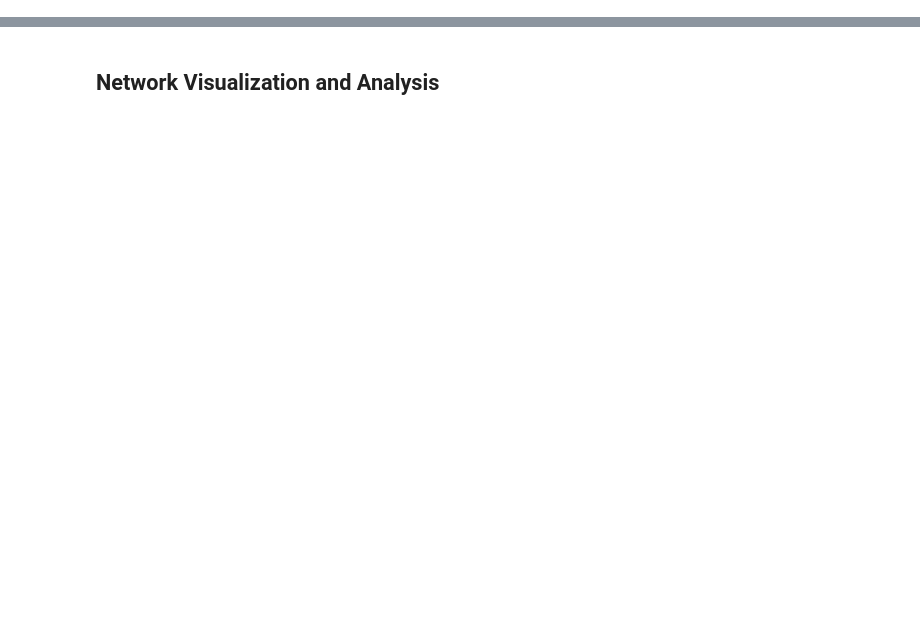
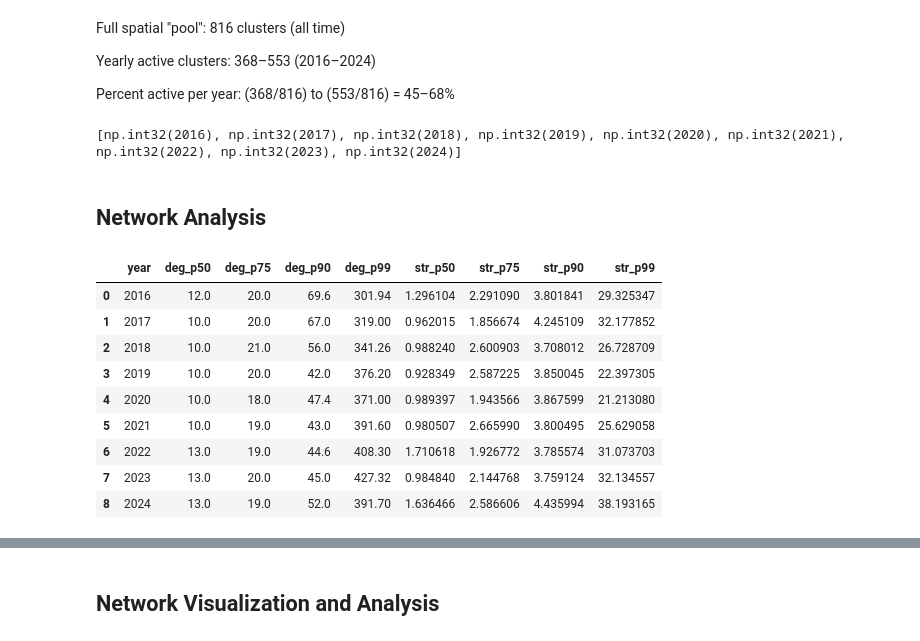
Before and after one commit to manasi2905/Climate-Change-Driven-Bird-Migration, a Jupyter notebook: intial_analysis_multispecies_2.ipynb, the cells around one changed output, grey strips where cells are left out. Cells and saved outputs as stored; diff of their text form; code cells hidden in the pictures; blank space fills up the shorter version.

```diff
--- a/intial_analysis_multispecies_2.ipynb
+++ b/intial_analysis_multispecies_2.ipynb
@@ -465,0 +62,3 @@ Cluster 0 (San Martín) -> Cluster 34 (Pichincha): weight=1
+# %%
+df_bkpwar["OBSERVATION DATE"] = pd.to_datetime(df_bkpwar["OBSERVATION DATE"])
+df_bkpwar = df_bkpwar.sort_values(by="OBSERVATION DATE", ascending=False).reset_index(drop=True)
@@ -465,0 +436,2 @@ Cluster 0 (San Martín) -> Cluster 34 (Pichincha): weight=1
+# %%
+df_bkpwar_clusters, nodes_bkpwar = run_spatial_clustering_pipeline(df_bkpwar_recent,eps_km=constants.EPS_KM,min_samples=constants.MIN_SAMPLES,)
@@ -465,0 +558,11 @@ Cluster 0 (San Martín) -> Cluster 34 (Pichincha): weight=1
+# %%
+for year, G in graphs_by_year.items():
+    degrees = dict(G.degree())
+    strengths = dict(G.degree(weight="weight"))
+
+    print(
+        f"Year {year}:",
+        f"nodes={G.number_of_nodes()}",
+        f"edges={G.number_of_edges()}",
+        f"max_degree={max(degrees.values()) if degrees else 0}"
+    )
@@ -465,0 +583,6 @@ Cluster 0 (San Martín) -> Cluster 34 (Pichincha): weight=1
+# %% [markdown]
+Full spatial "pool": 816 clusters (all time)
+
+Yearly active clusters: 368–553 (2016–2024)
+
+Percent active per year: (368/816) to (553/816) = 45–68%
@@ -465,0 +596,42 @@ Cluster 0 (San Martín) -> Cluster 34 (Pichincha): weight=1
+# %%
+print(sorted(df_bkpwar_clusters["year"].unique()))
+# %% [output]
+[np.int32(2016), np.int32(2017), np.int32(2018), np.int32(2019), np.int32(2020), np.int32(2021), np.int32(2022), np.int32(2023), np.int32(2024)]
+# %% [markdown]
+## Network Analysis
+# %%
+summary = []
+for year in sorted(graphs_by_year):
+    G = graphs_by_year[year]
+    deg = np.array([d for _, d in G.degree()])
+    strw = np.array([s for _, s in G.degree(weight="weight")])
+
+    if deg.size:
+        dp = np.percentile(deg, [50, 75, 90, 99])
+    else:
+        dp = [np.nan] * 4
+
+    if strw.size:
+        sp = np.percentile(strw, [50, 75, 90, 99])
+    else:
+        sp = [np.nan] * 4
+
+    summary.append({
+        "year": year,
+        "deg_p50": dp[0], "deg_p75": dp[1], "deg_p90": dp[2], "deg_p99": dp[3],
+        "str_p50": sp[0], "str_p75": sp[1], "str_p90": sp[2], "str_p99": sp[3],
+    })
+
+percentiles_df = pd.DataFrame(summary).sort_values("year").reset_index(drop=True)
+display(percentiles_df)
+# %% [output]
+|  | year | deg_p50 | deg_p75 | deg_p90 | deg_p99 | str_p50 | str_p75 | str_p90 | str_p99 |
+| 0 | 2016 | 12.0 | 20.0 | 69.6 | 301.94 | 1.296104 | 2.291090 | 3.801841 | 29.325347 |
+| 1 | 2017 | 10.0 | 20.0 | 67.0 | 319.00 | 0.962015 | 1.856674 | 4.245109 | 32.177852 |
+| 2 | 2018 | 10.0 | 21.0 | 56.0 | 341.26 | 0.988240 | 2.600903 | 3.708012 | 26.728709 |
+| 3 | 2019 | 10.0 | 20.0 | 42.0 | 376.20 | 0.928349 | 2.587225 | 3.850045 | 22.397305 |
+| 4 | 2020 | 10.0 | 18.0 | 47.4 | 371.00 | 0.989397 | 1.943566 | 3.867599 | 21.213080 |
+| 5 | 2021 | 10.0 | 19.0 | 43.0 | 391.60 | 0.980507 | 2.665990 | 3.800495 | 25.629058 |
+| 6 | 2022 | 13.0 | 19.0 | 44.6 | 408.30 | 1.710618 | 1.926772 | 3.785574 | 31.073703 |
+| 7 | 2023 | 13.0 | 20.0 | 45.0 | 427.32 | 0.984840 | 2.144768 | 3.759124 | 32.134557 |
+| 8 | 2024 | 13.0 | 19.0 | 52.0 | 391.70 | 1.636466 | 2.586606 | 4.435994 | 38.193165 |
```
Also changed, not shown: parts of 71 cells of this notebook, 7 other files.
